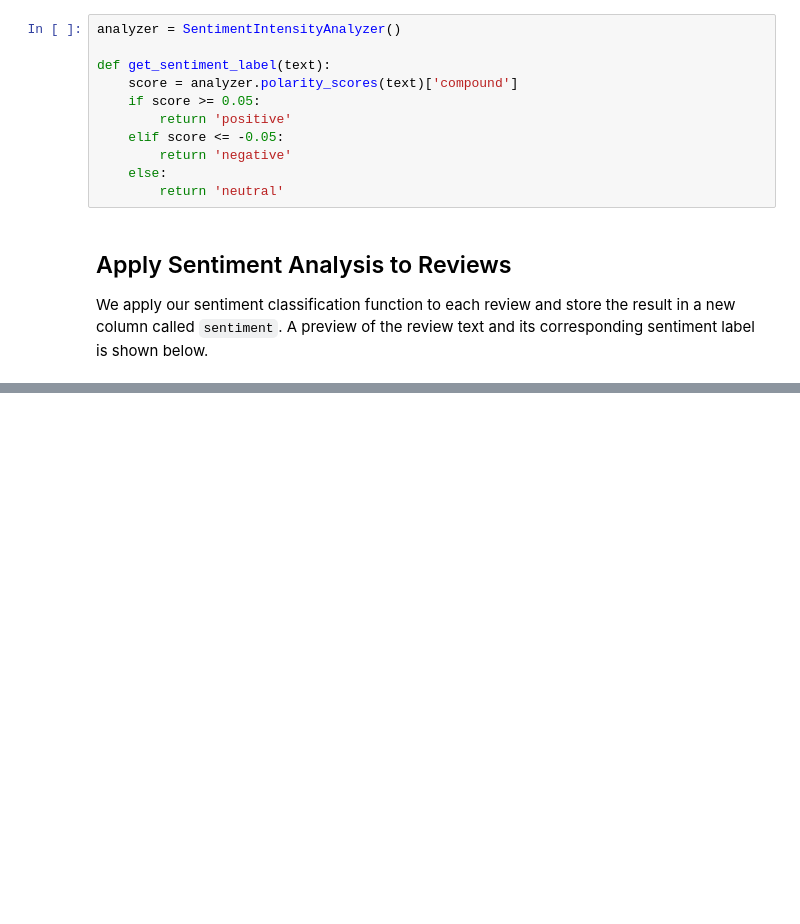
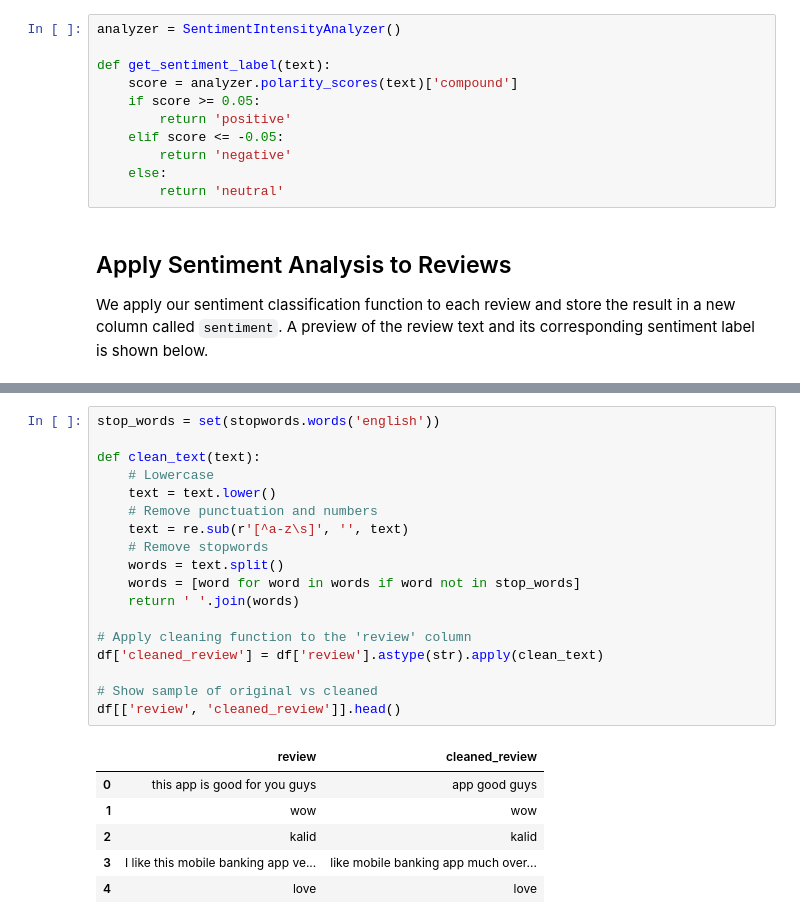
Before and after one commit to Becky-Chala/fintech-reviews-analytics, a Jupyter notebook: notebooks/task1_scraping.ipynb, the cells around one changed output, grey strips where cells are left out. Drawn from its saved outputs; the diff is of its cells as text; blank space fills up the shorter version.

```diff
--- a/notebooks/task1_scraping.ipynb
+++ b/notebooks/task1_scraping.ipynb
@@ -220,0 +233,25 @@ plt.show()
+# %%
+stop_words = set(stopwords.words('english'))
+
+def clean_text(text):
+    # Lowercase
+    text = text.lower()
+    # Remove punctuation and numbers
+    text = re.sub(r'[^a-z\s]', '', text)
+    # Remove stopwords
+    words = text.split()
+    words = [word for word in words if word not in stop_words]
+    return ' '.join(words)
+
+# Apply cleaning function to the 'review' column
+df['cleaned_review'] = df['review'].astype(str).apply(clean_text)
+
+# Show sample of original vs cleaned
+df[['review', 'cleaned_review']].head()
+# %% [output]
+|  | review | cleaned_review |
+| 0 | this app is good for you guys | app good guys |
+| 1 | wow | wow |
+| 2 | kalid | kalid |
+| 3 | I like this mobile banking app ve... | like mobile banking app much over... |
+| 4 | love | love |
```
Also changed, not shown: parts of 13 cells of this notebook.
